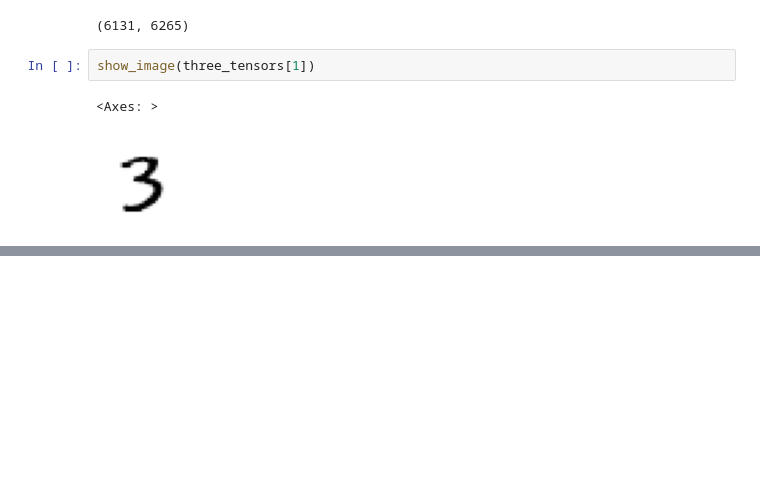
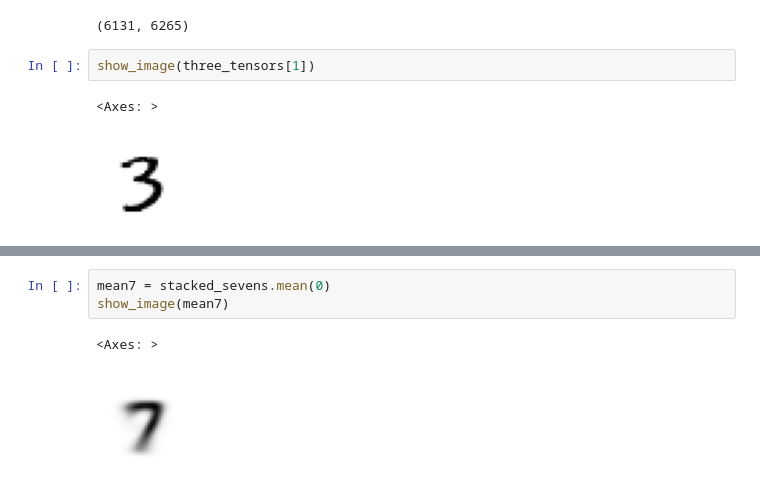
Before and after one commit to khushi-tulsiyan/fastai-course-notebooks, a Jupyter notebook: ep1_bbok.ipynb, the cells around one changed output, grey strips where cells are left out. Cells and saved outputs as stored; diff of their text form; blank space fills up the shorter version.

```diff
--- a/ep1_bbok.ipynb
+++ b/ep1_bbok.ipynb
@@ -77,0 +97,6 @@ show_image(three_tensors[1])
+# %%
+mean7 = stacked_sevens.mean(0)
+show_image(mean7)
+# %% [output]
+<Axes: >
+[figure, added]
```
Also changed, not shown: parts of 6 cells of this notebook, 2 other files.
